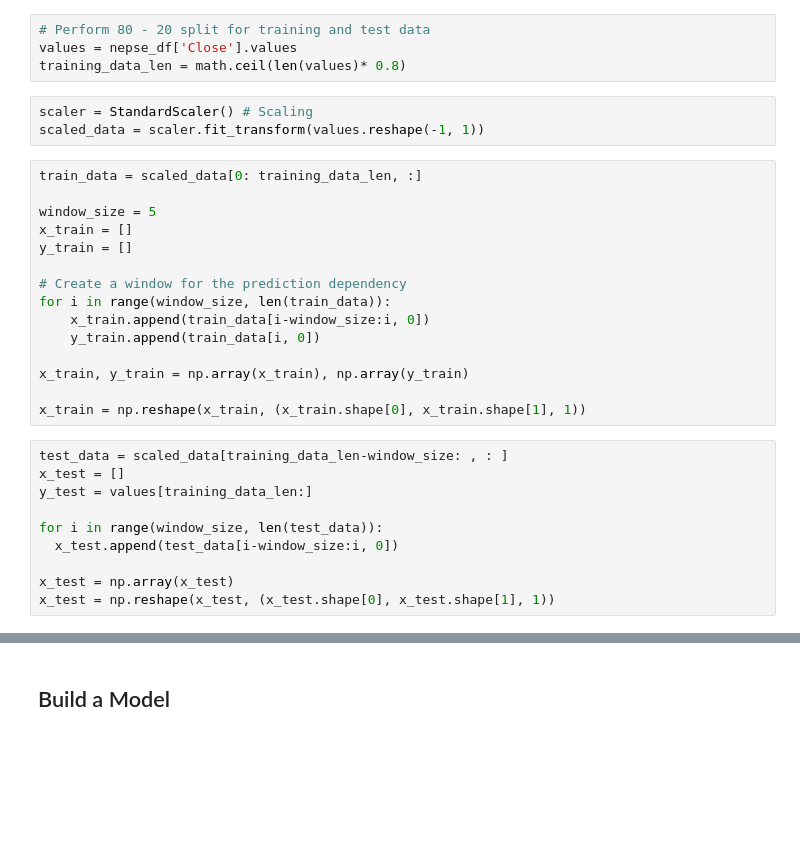
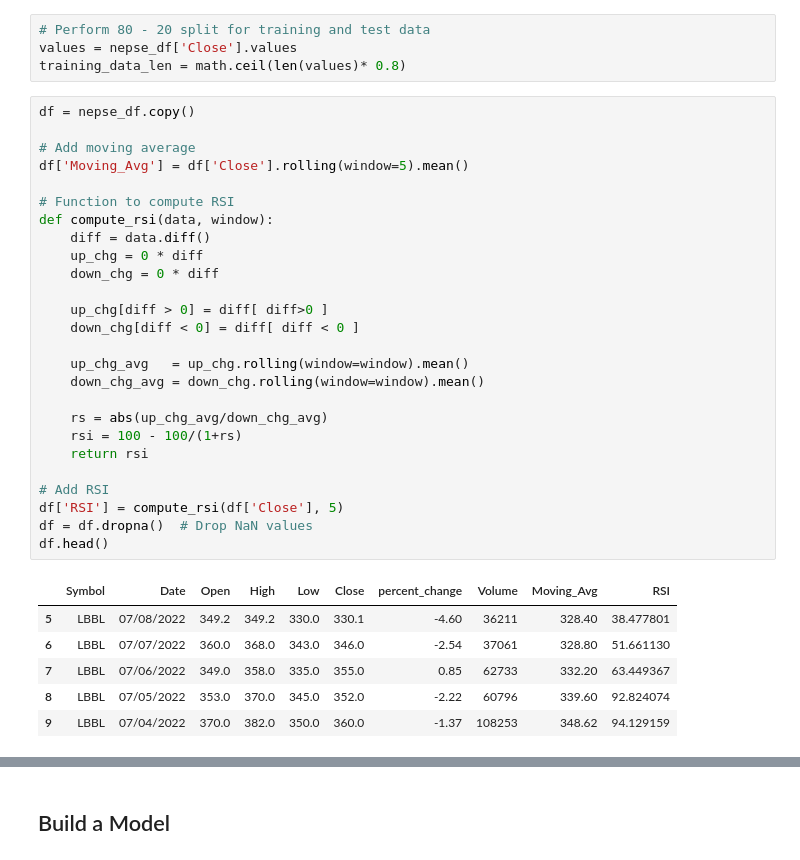
Before and after one commit to puskarkafle12/stock_market, a Jupyter notebook: stock_price_prediction_project.ipynb, the cells around one changed output, grey strips where cells are left out. Cells and saved outputs as stored; diff of their text form; blank space fills up the shorter version.

```diff
--- a/stock_price_prediction_project.ipynb
+++ b/stock_price_prediction_project.ipynb
@@ -58,31 +61,36 @@ Enter the Scrip you want to analyze: LBBL
 # Perform 80 - 20 split for training and test data
 values = nepse_df['Close'].values
 training_data_len = math.ceil(len(values)* 0.8)
-# %%
-scaler = StandardScaler() # Scaling
-scaled_data = scaler.fit_transform(values.reshape(-1, 1))
-# %%
-train_data = scaled_data[0: training_data_len, :]
-
-window_size = 5
-x_train = []
-y_train = []
-
-# Create a window for the prediction dependency
-for i in range(window_size, len(train_data)):
-    x_train.append(train_data[i-window_size:i, 0])
-    y_train.append(train_data[i, 0])
-
-x_train, y_train = np.array(x_train), np.array(y_train)
-
-x_train = np.reshape(x_train, (x_train.shape[0], x_train.shape[1], 1))
-# %%
-test_data = scaled_data[training_data_len-window_size: , : ]
-x_test = []
-y_test = values[training_data_len:]
-
-for i in range(window_size, len(test_data)):
-  x_test.append(test_data[i-window_size:i, 0])
-
-x_test = np.array(x_test)
-x_test = np.reshape(x_test, (x_test.shape[0], x_test.shape[1], 1))
+# %%
+df = nepse_df.copy()
+
+# Add moving average
+df['Moving_Avg'] = df['Close'].rolling(window=5).mean()
+
+# Function to compute RSI
+def compute_rsi(data, window):
+    diff = data.diff()
+    up_chg = 0 * diff
+    down_chg = 0 * diff
+
+    up_chg[diff > 0] = diff[ diff>0 ]
+    down_chg[diff < 0] = diff[ diff < 0 ]
+
+    up_chg_avg   = up_chg.rolling(window=window).mean()
+    down_chg_avg = down_chg.rolling(window=window).mean()
+
+    rs = abs(up_chg_avg/down_chg_avg)
+    rsi = 100 - 100/(1+rs)
+    return rsi
+
+# Add RSI
+df['RSI'] = compute_rsi(df['Close'], 5)
+df = df.dropna()  # Drop NaN values
+df.head()
+# %% [output]
+|  | Symbol | Date | Open | High | Low | Close | percent_change | Volume | Moving_Avg | RSI |
+| 5 | LBBL | 07/08/2022 | 349.2 | 349.2 | 330.0 | 330.1 | -4.60 | 36211 | 328.40 | 38.477801 |
+| 6 | LBBL | 07/07/2022 | 360.0 | 368.0 | 343.0 | 346.0 | -2.54 | 37061 | 328.80 | 51.661130 |
+| 7 | LBBL | 07/06/2022 | 349.0 | 358.0 | 335.0 | 355.0 | 0.85 | 62733 | 332.20 | 63.449367 |
+| 8 | LBBL | 07/05/2022 | 353.0 | 370.0 | 345.0 | 352.0 | -2.22 | 60796 | 339.60 | 92.824074 |
+| 9 | LBBL | 07/04/2022 | 370.0 | 382.0 | 350.0 | 360.0 | -1.37 | 108253 | 348.62 | 94.129159 |
```
Also changed, not shown: parts of 23 cells of this notebook, 19 other files.
